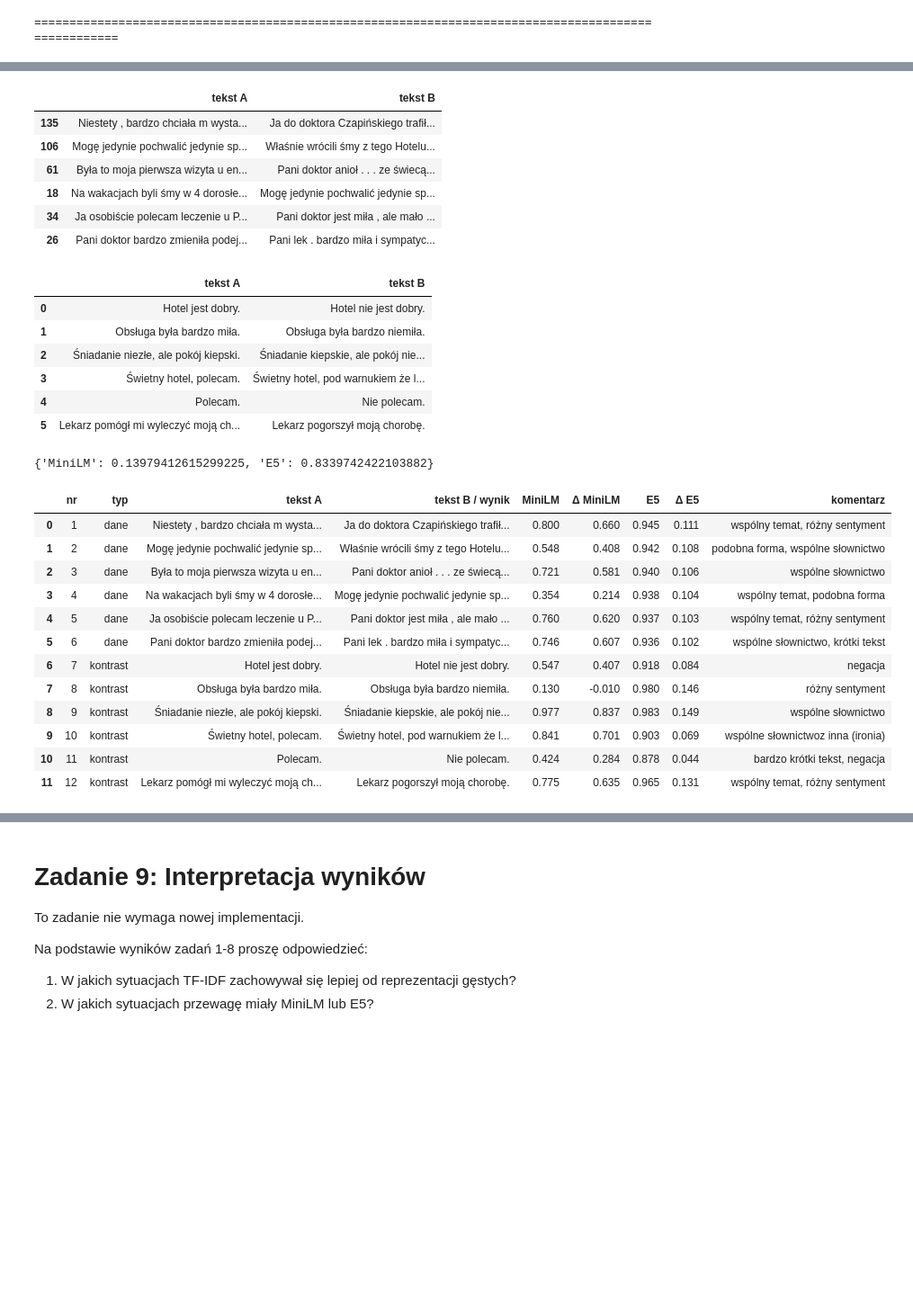
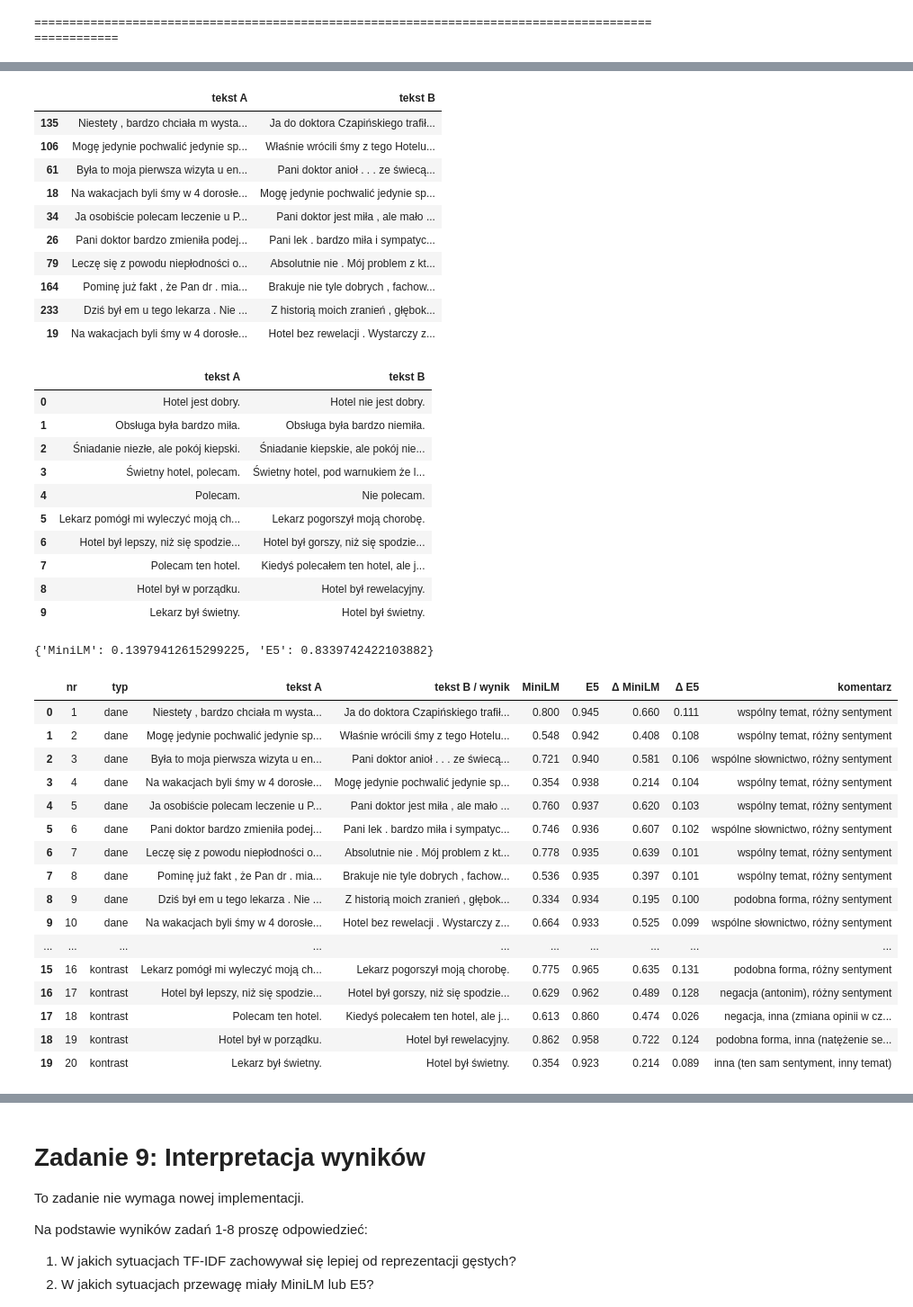
Before and after one commit to Monnkes/nlp, a Jupyter notebook: 003_From_Tokens_to_Embeddings.ipynb, the cells around one changed output, grey strips where cells are left out. Shown at 90% size. Saved outputs shown, nothing was run; the diff lists cells and outputs as text; code cells hidden in the pictures; blank space fills up the shorter version.

```diff
--- a/003_From_Tokens_to_Embeddings.ipynb
+++ b/003_From_Tokens_to_Embeddings.ipynb
@@ -461,2 +457,5 @@ pd.DataFrame(sample_results)
 >
 > E5 jest ~2× wolniejszy od MiniLM przy tym samym wymiarze, prawdopodobnie przez dłuższe okno (512 vs 128 tokenów), czyli więcej przetwarzanych tokenów.
+# %%
+X = representations["TF-IDF"]
+print(f"Odsetek zer w TF-IDF: {1 - X.nnz / (X.shape[0] * X.shape[1]):.2%}")
@@ -811,7 +814,7 @@ queries = pd.DataFrame([
     ("plus",  "Lekarz bardzo uprzejmy oraz z duża wiedzą."),
     ("minus", "Hotel był tragiczny, brudne pokoje i fatalna obsługa, nie polecił bym go nawet największemu wrogowi."),
     ("minus", "Nieprzyjemny typ z tego lekarza, wizyta trwała może pięć minut, bo dłużej nie wytrzmymałam."),
-    ("zero",  "Jak to bywa w dzisiejszych czasach - ceny rosną więc ludzie oczekują coraz więcej."),
+    ("zero",  "Naukowcy opisali nową metodę leczenia choroby, która jest obecnie testowana w szpitalach."),
     ("zero",  "Przychodnia przyjmuje pacjentów od poniedziałku do piątku w godzinach 8-18."),
     ("amb",   "Pokoje czyste i z ładnych widokiem, ale jedzenie słabe, a obsługa niezbyt miła."),
     ("amb",   "Lekarz bardzo dobry, ale wizyta była potwornie droga."),
@@ -1001,7 +1005,7 @@ for row_id in range(len(labels)):
             seen.add(pair)
             rows.append({"sim": s, "tekst A": sample_df.at[row_id, "text"], "tekst B": sample_df.at[n_id, "text"]})
 
-top_df = pd.DataFrame(rows).nlargest(6, "sim")[["tekst A", "tekst B"]]
+top_df = pd.DataFrame(rows).nlargest(10, "sim")[["tekst A", "tekst B"]]
 display(top_df)
 data_pairs = list(top_df.itertuples(index=False, name=None))
 # %% [output]
@@ -1012,6 +1016,10 @@ data_pairs = list(top_df.itertuples(index=False, name=None))
 | 18 | Na wakacjach byli śmy w 4 dorosłe... | Mogę jedynie pochwalić jedynie sp... |
 | 34 | Ja osobiście polecam leczenie u P... | Pani doktor jest miła , ale mało ... |
 | 26 | Pani doktor bardzo zmieniła podej... | Pani lek . bardzo miła i sympatyc... |
+| 79 | Leczę się z powodu niepłodności o... | Absolutnie nie . Mój problem z kt... |
+| 164 | Pominę już fakt , że Pan dr . mia... | Brakuje nie tyle dobrych , fachow... |
+| 233 | Dziś był em u tego lekarza . Nie ... | Z historią moich zranień , głębok... |
+| 19 | Na wakacjach byli śmy w 4 dorosłe... | Hotel bez rewelacji . Wystarczy z... |
 # %%
 contrast_pairs = [
     ("Hotel jest dobry.", "Hotel nie jest dobry."),
@@ -1020,6 +1028,10 @@ contrast_pairs = [
     ("Świetny hotel, polecam.", "Świetny hotel, pod warnukiem że lubisz jeść mrożonki."),
     ("Polecam.", "Nie polecam."),
     ("Lekarz pomógł mi wyleczyć moją chorobę.", "Lekarz pogorszył moją chorobę."),
+    ("Hotel był lepszy, niż się spodziewałem.", "Hotel był gorszy, niż się spodziewałem."),
+    ("Polecam ten hotel.", "Kiedyś polecałem ten hotel, ale już nie."),
+    ("Hotel był w porządku.", "Hotel był rewelacyjny."),
+    ("Lekarz był świetny.", "Hotel był świetny.")
 ]
 formatted_list = [{"tekst A": a, "tekst B": b} for a, b in contrast_pairs]
 display(pd.DataFrame(formatted_list))
@@ -1033,6 +1045,10 @@ all_pairs = data_pairs + contrast_pairs
 | 3 | Świetny hotel, polecam. | Świetny hotel, pod warnukiem że l... |
 | 4 | Polecam. | Nie polecam. |
 | 5 | Lekarz pomógł mi wyleczyć moją ch... | Lekarz pogorszył moją chorobę. |
+| 6 | Hotel był lepszy, niż się spodzie... | Hotel był gorszy, niż się spodzie... |
+| 7 | Polecam ten hotel. | Kiedyś polecałem ten hotel, ale j... |
+| 8 | Hotel był w porządku. | Hotel był rewelacyjny. |
+| 9 | Lekarz był świetny. | Hotel był świetny. |
 # %%
 def cos_pair(model_name: str, a: str, b: str) -> float:
     prefix = "query: " if model_name == "E5" else ""
@@ -1046,42 +1062,55 @@ print(unrelated)
 # %%
 cases = pd.DataFrame(all_pairs, columns=["tekst A", "tekst B / wynik"])
 cases.insert(0, "nr", range(1, len(cases) + 1))
 cases.insert(1, "typ", ["dane"] * len(data_pairs) + ["kontrast"] * len(contrast_pairs))
 
 for m in ["MiniLM", "E5"]:
     cases[m] = [cos_pair(m, a, b) for a, b in all_pairs]
     cases[f"Δ {m}"] = cases[m] - unrelated[m]
 
+cases = cases[["nr", "typ", "tekst A", "tekst B / wynik", "MiniLM", "E5", "Δ MiniLM", "Δ E5"]]
+
 cases["komentarz"] = [
     "wspólny temat, różny sentyment",
-    "podobna forma, wspólne słownictwo",
-    "wspólne słownictwo",
-    "wspólny temat, podobna forma",
     "wspólny temat, różny sentyment",
-    "wspólne słownictwo, krótki tekst",
+    "wspólne słownictwo, różny sentyment",
+    "wspólny temat, różny sentyment",
+    "wspólny temat, różny sentyment",
+    "wspólne słownictwo, różny sentyment",
+    "wspólny temat, różny sentyment",
+    "wspólny temat, różny sentyment",
+    "podobna forma, różny sentyment",
+    "wspólne słownictwo, różny sentyment",
     "negacja",
-    "różny sentyment",
-    "wspólne słownictwo",
-    "wspólne słownictwoz inna (ironia)",
+    "negacja (antonim), różny sentyment",
+    "wspólne słownictwo, podobna forma",
+    "inna (ironia), wspólne słownictwo",
     "bardzo krótki tekst, negacja",
-    "wspólny temat, różny sentyment",
+    "podobna forma, różny sentyment",
+    "negacja (antonim), różny sentyment",
+    "negacja, inna (zmiana opinii w czasie)",
+    "podobna forma, inna (natężenie sentymentu)",
+    "inna (ten sam sentyment, inny temat)",
 ]
-
 
 with pd.option_context("display.max_colwidth", None):
     display(cases.round(3))
 # %% [output]
-|  | nr | typ | tekst A | tekst B / wynik | MiniLM | Δ MiniLM | E5 | Δ E5 | komentarz |
-| 0 | 1 | dane | Niestety , bardzo chciała m wysta... | Ja do doktora Czapińskiego trafił... | 0.800 | 0.660 | 0.945 | 0.111 | wspólny temat, różny sentyment |
-| 1 | 2 | dane | Mogę jedynie pochwalić jedynie sp... | Właśnie wrócili śmy z tego Hotelu... | 0.548 | 0.408 | 0.942 | 0.108 | podobna forma, wspólne słownictwo |
-| 2 | 3 | dane | Była to moja pierwsza wizyta u en... | Pani doktor anioł . . . ze świecą... | 0.721 | 0.581 | 0.940 | 0.106 | wspólne słownictwo |
-| 3 | 4 | dane | Na wakacjach byli śmy w 4 dorosłe... | Mogę jedynie pochwalić jedynie sp... | 0.354 | 0.214 | 0.938 | 0.104 | wspólny temat, podobna forma |
-| 4 | 5 | dane | Ja osobiście polecam leczenie u P... | Pani doktor jest miła , ale mało ... | 0.760 | 0.620 | 0.937 | 0.103 | wspólny temat, różny sentyment |
-| 5 | 6 | dane | Pani doktor bardzo zmieniła podej... | Pani lek . bardzo miła i sympatyc... | 0.746 | 0.607 | 0.936 | 0.102 | wspólne słownictwo, krótki tekst |
-| 6 | 7 | kontrast | Hotel jest dobry. | Hotel nie jest dobry. | 0.547 | 0.407 | 0.918 | 0.084 | negacja |
-| 7 | 8 | kontrast | Obsługa była bardzo miła. | Obsługa była bardzo niemiła. | 0.130 | -0.010 | 0.980 | 0.146 | różny sentyment |
-| 8 | 9 | kontrast | Śniadanie niezłe, ale pokój kiepski. | Śniadanie kiepskie, ale pokój nie... | 0.977 | 0.837 | 0.983 | 0.149 | wspólne słownictwo |
-| 9 | 10 | kontrast | Świetny hotel, polecam. | Świetny hotel, pod warnukiem że l... | 0.841 | 0.701 | 0.903 | 0.069 | wspólne słownictwoz inna (ironia) |
-| 10 | 11 | kontrast | Polecam. | Nie polecam. | 0.424 | 0.284 | 0.878 | 0.044 | bardzo krótki tekst, negacja |
-| 11 | 12 | kontrast | Lekarz pomógł mi wyleczyć moją ch... | Lekarz pogorszył moją chorobę. | 0.775 | 0.635 | 0.965 | 0.131 | wspólny temat, różny sentyment |
+|  | nr | typ | tekst A | tekst B / wynik | MiniLM | E5 | Δ MiniLM | Δ E5 | komentarz |
+| 0 | 1 | dane | Niestety , bardzo chciała m wysta... | Ja do doktora Czapińskiego trafił... | 0.800 | 0.945 | 0.660 | 0.111 | wspólny temat, różny sentyment |
+| 1 | 2 | dane | Mogę jedynie pochwalić jedynie sp... | Właśnie wrócili śmy z tego Hotelu... | 0.548 | 0.942 | 0.408 | 0.108 | wspólny temat, różny sentyment |
+| 2 | 3 | dane | Była to moja pierwsza wizyta u en... | Pani doktor anioł . . . ze świecą... | 0.721 | 0.940 | 0.581 | 0.106 | wspólne słownictwo, różny sentyment |
+| 3 | 4 | dane | Na wakacjach byli śmy w 4 dorosłe... | Mogę jedynie pochwalić jedynie sp... | 0.354 | 0.938 | 0.214 | 0.104 | wspólny temat, różny sentyment |
+| 4 | 5 | dane | Ja osobiście polecam leczenie u P... | Pani doktor jest miła , ale mało ... | 0.760 | 0.937 | 0.620 | 0.103 | wspólny temat, różny sentyment |
+| 5 | 6 | dane | Pani doktor bardzo zmieniła podej... | Pani lek . bardzo miła i sympatyc... | 0.746 | 0.936 | 0.607 | 0.102 | wspólne słownictwo, różny sentyment |
+| 6 | 7 | dane | Leczę się z powodu niepłodności o... | Absolutnie nie . Mój problem z kt... | 0.778 | 0.935 | 0.639 | 0.101 | wspólny temat, różny sentyment |
+| 7 | 8 | dane | Pominę już fakt , że Pan dr . mia... | Brakuje nie tyle dobrych , fachow... | 0.536 | 0.935 | 0.397 | 0.101 | wspólny temat, różny sentyment |
+| 8 | 9 | dane | Dziś był em u tego lekarza . Nie ... | Z historią moich zranień , głębok... | 0.334 | 0.934 | 0.195 | 0.100 | podobna forma, różny sentyment |
+| 9 | 10 | dane | Na wakacjach byli śmy w 4 dorosłe... | Hotel bez rewelacji . Wystarczy z... | 0.664 | 0.933 | 0.525 | 0.099 | wspólne słownictwo, różny sentyment |
+| ... | ... | ... | ... | ... | ... | ... | ... | ... | ... |
+| 15 | 16 | kontrast | Lekarz pomógł mi wyleczyć moją ch... | Lekarz pogorszył moją chorobę. | 0.775 | 0.965 | 0.635 | 0.131 | podobna forma, różny sentyment |
+| 16 | 17 | kontrast | Hotel był lepszy, niż się spodzie... | Hotel był gorszy, niż się spodzie... | 0.629 | 0.962 | 0.489 | 0.128 | negacja (antonim), różny sentyment |
+| 17 | 18 | kontrast | Polecam ten hotel. | Kiedyś polecałem ten hotel, ale j... | 0.613 | 0.860 | 0.474 | 0.026 | negacja, inna (zmiana opinii w cz... |
+| 18 | 19 | kontrast | Hotel był w porządku. | Hotel był rewelacyjny. | 0.862 | 0.958 | 0.722 | 0.124 | podobna forma, inna (natężenie se... |
+| 19 | 20 | kontrast | Lekarz był świetny. | Hotel był świetny. | 0.354 | 0.923 | 0.214 | 0.089 | inna (ten sam sentyment, inny temat) |
 # %% [markdown]
```
Also changed, not shown: parts of 24 cells of this notebook, 1 other file.
